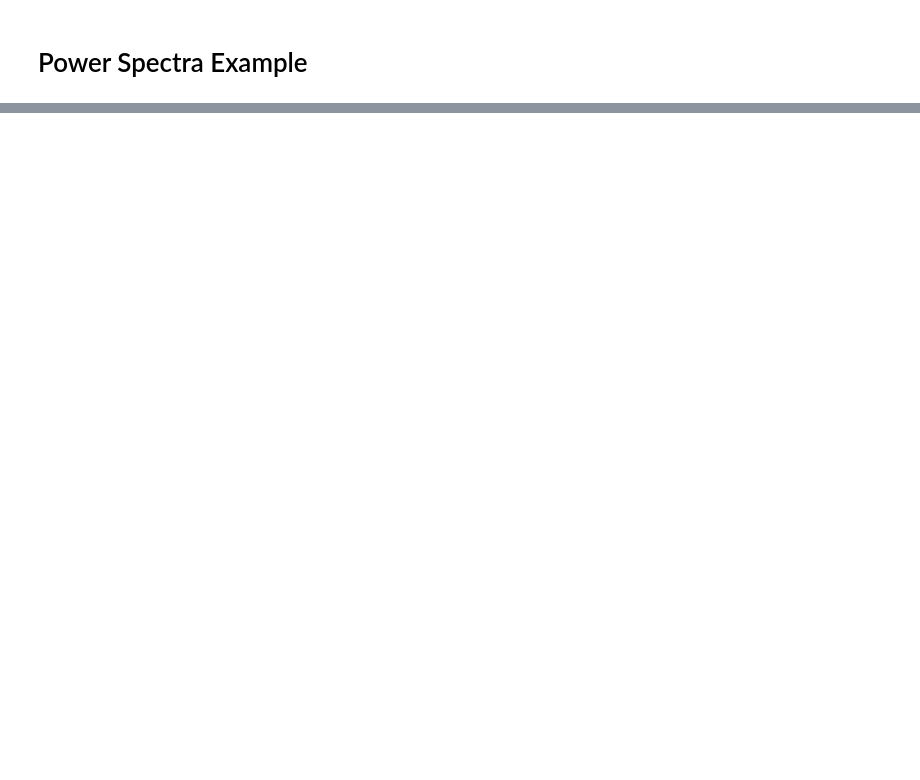
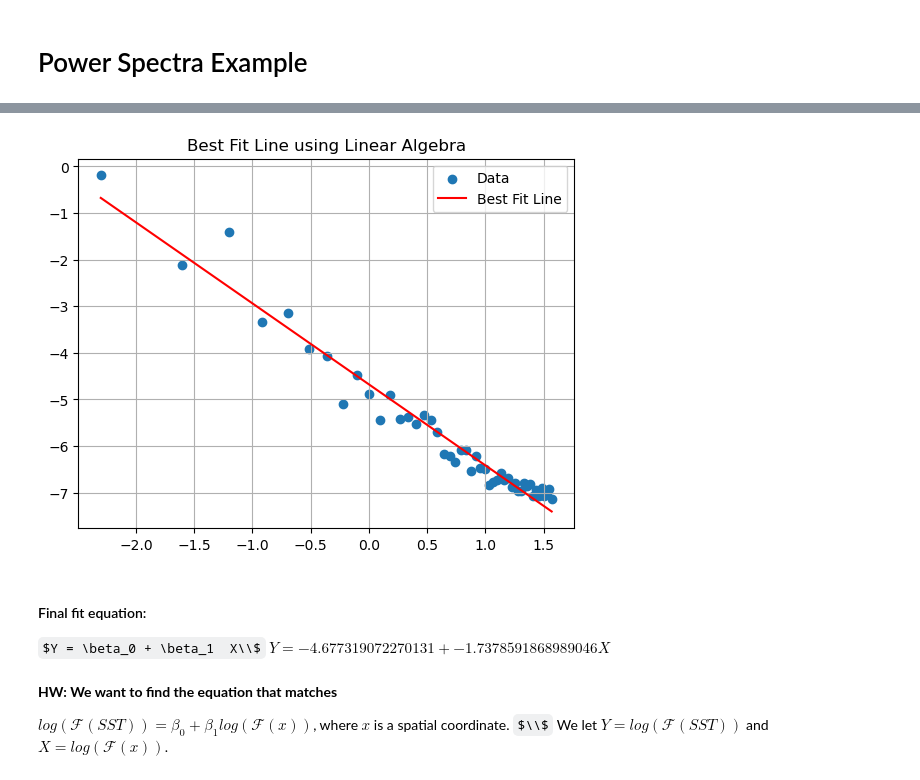
Before and after one commit to ocean-transport/air-sea-ML, a Jupyter notebook: powerSpectraTrial.ipynb, the cells around one changed output, grey strips where cells are left out. Saved outputs shown, nothing was run; the diff lists cells and outputs as text; code cells hidden in the pictures; some formulas as TeX source; blank space fills up the shorter version.

```diff
--- a/powerSpectraTrial.ipynb
+++ b/powerSpectraTrial.ipynb
@@ -372,5 +404,6 @@ Attributes: (0)
 # %%
-ps = xrft.power_spectrum(ds_finalTest_latAvg, dim=['xt_ocean'])
+ps = xrft.power_spectrum(ds_finalTest.mean(dim='yt_ocean'), dim='xt_ocean')
 ps.plot()
 plt.yscale('log')
+plt.xscale('log')
 # %% [output]
@@ -377,0 +438,32 @@ plt.yscale('log')
+# %%
+# Perform curve fitting
+import matplotlib.pyplot as plt
+
+x_data = np.log(ps.freq_xt_ocean)
+y_data = np.log(ps)
+x_data_np = x_data.values[51:-1] #log made first 51 x values nans or infs
+y_data_np = y_data.values[51:-1]
+
+X = np.vstack((np.ones_like(x_data_np), x_data_np)).T
+beta = np.linalg.inv(X.T @ X) @ X.T @ y_data_np
+beta_0, beta_1 = beta
+
+plt.figure()
+plt.scatter(x_data_np, y_data_np, label='Data')
+plt.plot(x_data_np, beta_0 + beta_1 * x_data_np, 'r-', label='Best Fit Line')
+plt.legend()
+plt.title('Best Fit Line using Linear Algebra')
+plt.grid(True)  # Add grid for better visualization
+plt.show()
+# %% [output]
+[figure, added]
+# %% [markdown]
+#### Final fit equation:
+
+$Y = \beta_0 + \beta_1  X\\$
+$Y = -4.677319072270131 + -1.7378591868989046  X$
+# %% [markdown]
+**HW: We want to find the equation that matches**
+
+$log(\mathcal{F}(SST)) = \beta_0 + \beta_1 log(\mathcal{F}(x))$, where $x$ is a spatial coordinate. $\\$
+We let $Y = log(\mathcal{F}(SST))$ and $X = log(\mathcal{F}(x))$.
```
Also changed, not shown: parts of 9 cells of this notebook.
